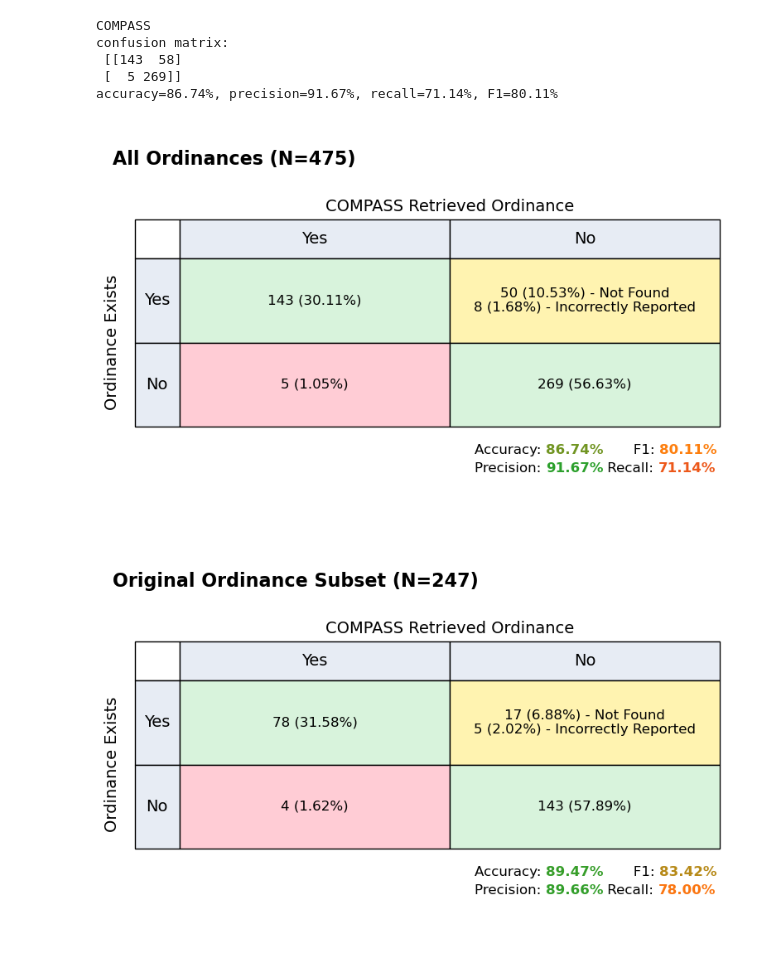
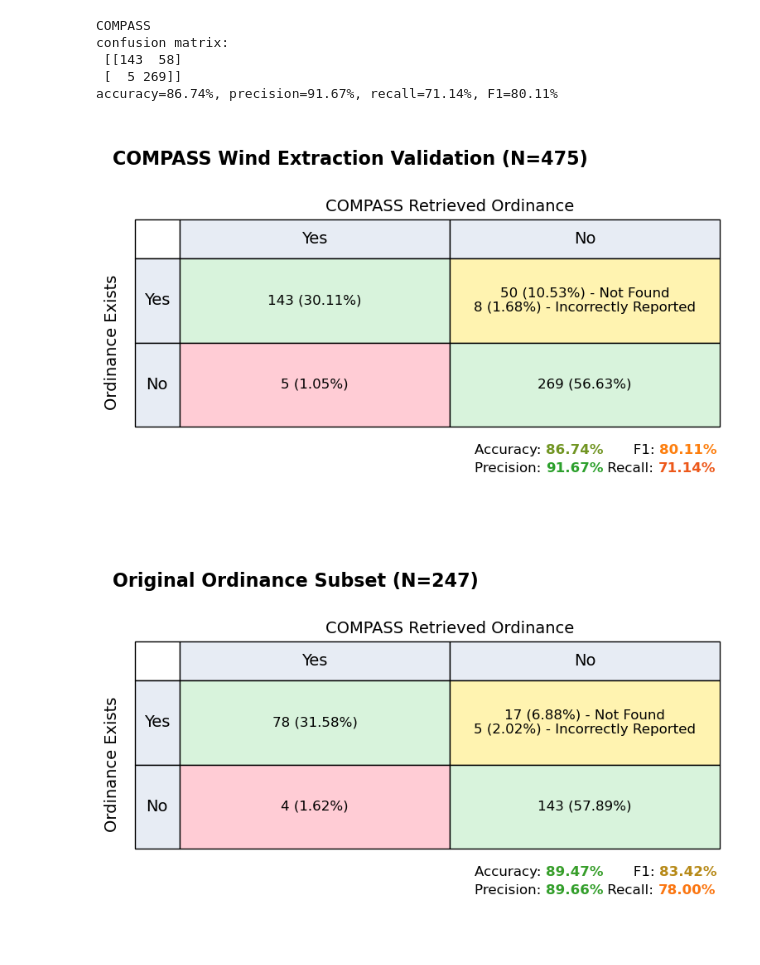
Before and after one commit to NatLabRockies/COMPASS, a Jupyter notebook: support/validation/June_2025_Wind_mini_extraction_validation copy.ipynb, the cells around one changed output. Saved outputs shown, nothing was run; the diff lists cells and outputs as text; code cells hidden in the pictures.

```diff
--- a/support/validation/June_2025_Wind_mini_extraction_validation copy.ipynb
+++ b/support/validation/June_2025_Wind_mini_extraction_validation copy.ipynb
@@ -124,16 +124,16 @@ accuracy=86.74%, precision=91.67%, recall=71.14%, F1=80.11%
 # %%
 plot_compass_confusion_matrix_from_data(
     correct_doc_compare,
     score_cats,
-    title="All Ordinances",
+    title="COMPASS Wind Extraction Validation",
     truth_labels_col=truth_labels_col,
     x_label="COMPASS Retrieved Ordinance",
     y_label="Ordinance Exists",
     out_fp=plots_out_dir / "wind_validation_all_ordinances.png",
     color_scores=True,
 )
 # %% [output]
-[figure, old version]
+[figure, new version]
 # %%
 original_feats = {
     "structures (participating)",
```
